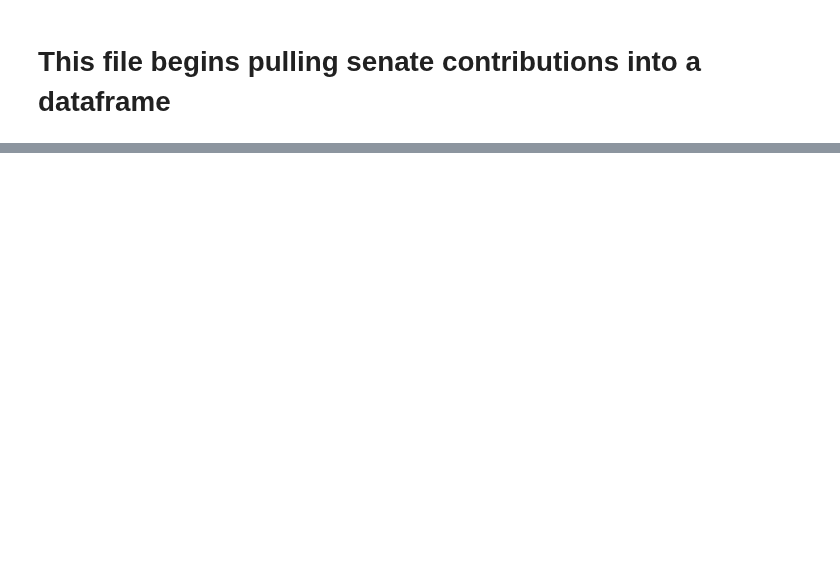
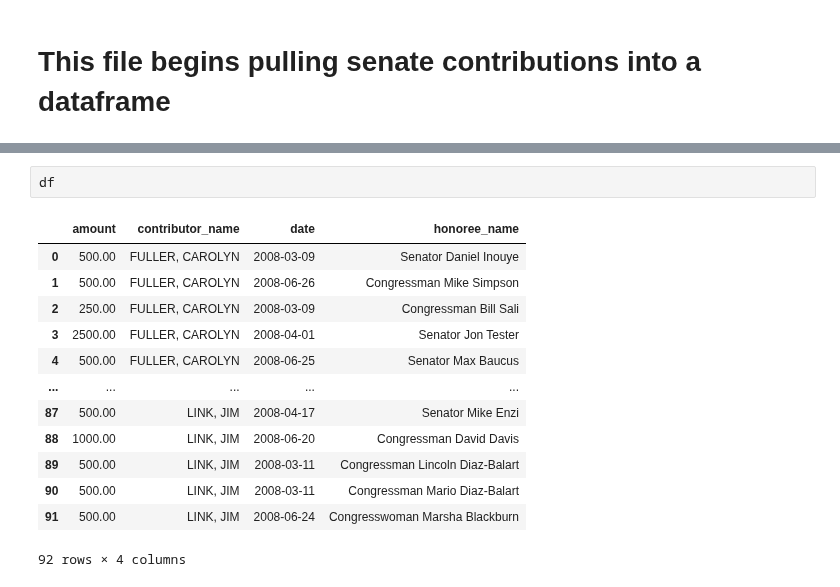
Before and after one commit to david-00001/project1, a Jupyter notebook: lda_senate_contributions.ipynb, the cells around one changed output, grey strips where cells are left out. Saved outputs shown, nothing was run; the diff lists cells and outputs as text; blank space fills up the shorter version.

```diff
--- a/lda_senate_contributions.ipynb
+++ b/lda_senate_contributions.ipynb
@@ -28,0 +92,16 @@ pprint.pprint(response)
+# %%
+df
+# %% [output]
+|  | amount | contributor_name | date | honoree_name |
+| 0 | 500.00 | FULLER, CAROLYN | 2008-03-09 | Senator Daniel Inouye |
+| 1 | 500.00 | FULLER, CAROLYN | 2008-06-26 | Congressman Mike Simpson |
+| 2 | 250.00 | FULLER, CAROLYN | 2008-03-09 | Congressman Bill Sali |
+| 3 | 2500.00 | FULLER, CAROLYN | 2008-04-01 | Senator Jon Tester |
+| 4 | 500.00 | FULLER, CAROLYN | 2008-06-25 | Senator Max Baucus |
+| ... | ... | ... | ... | ... |
+| 87 | 500.00 | LINK, JIM | 2008-04-17 | Senator Mike Enzi |
+| 88 | 1000.00 | LINK, JIM | 2008-06-20 | Congressman David Davis |
+| 89 | 500.00 | LINK, JIM | 2008-03-11 | Congressman Lincoln Diaz-Balart |
+| 90 | 500.00 | LINK, JIM | 2008-03-11 | Congressman Mario Diaz-Balart |
+| 91 | 500.00 | LINK, JIM | 2008-06-24 | Congresswoman Marsha Blackburn |
+92 rows × 4 columns
```
Also changed, not shown: parts of 2 cells of this notebook.
